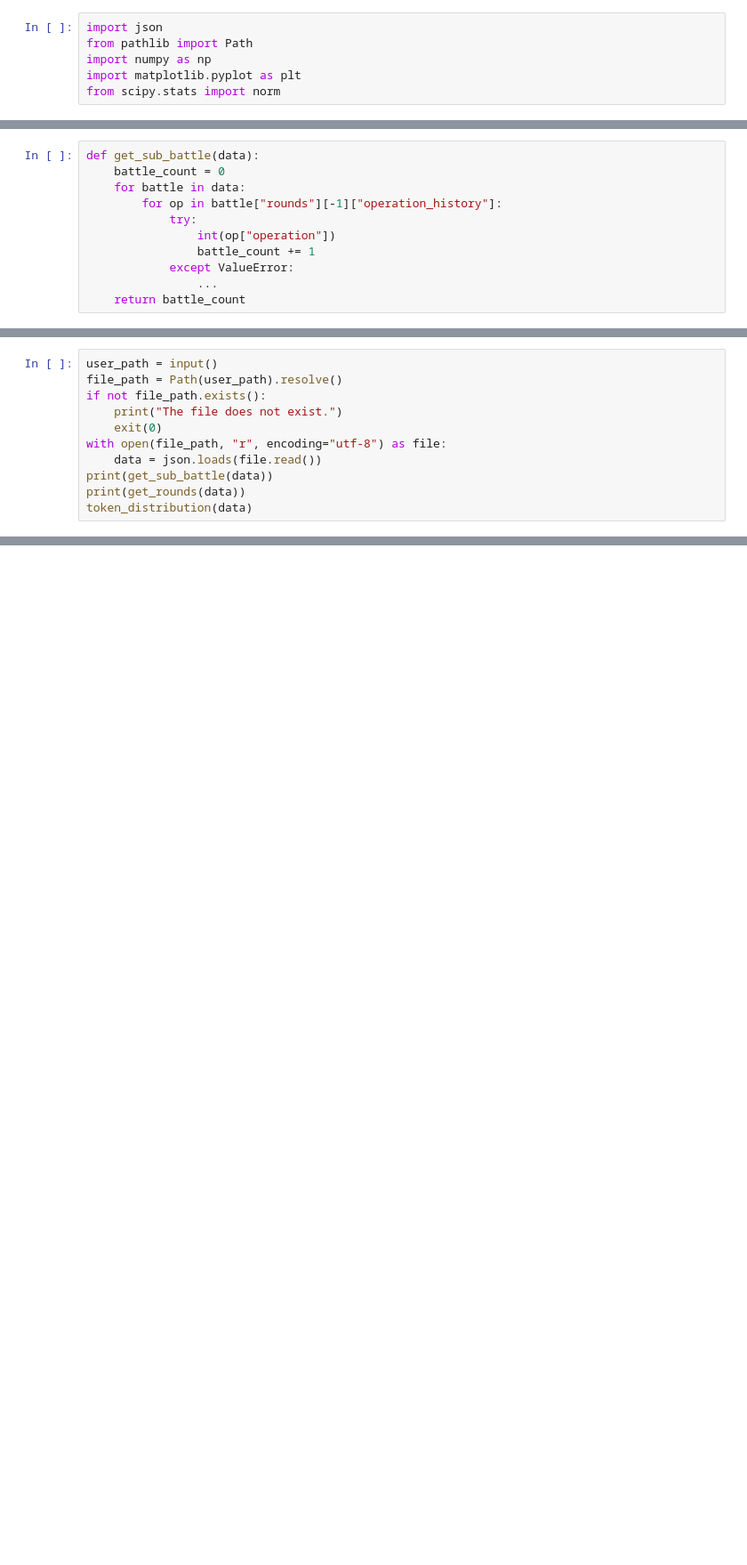
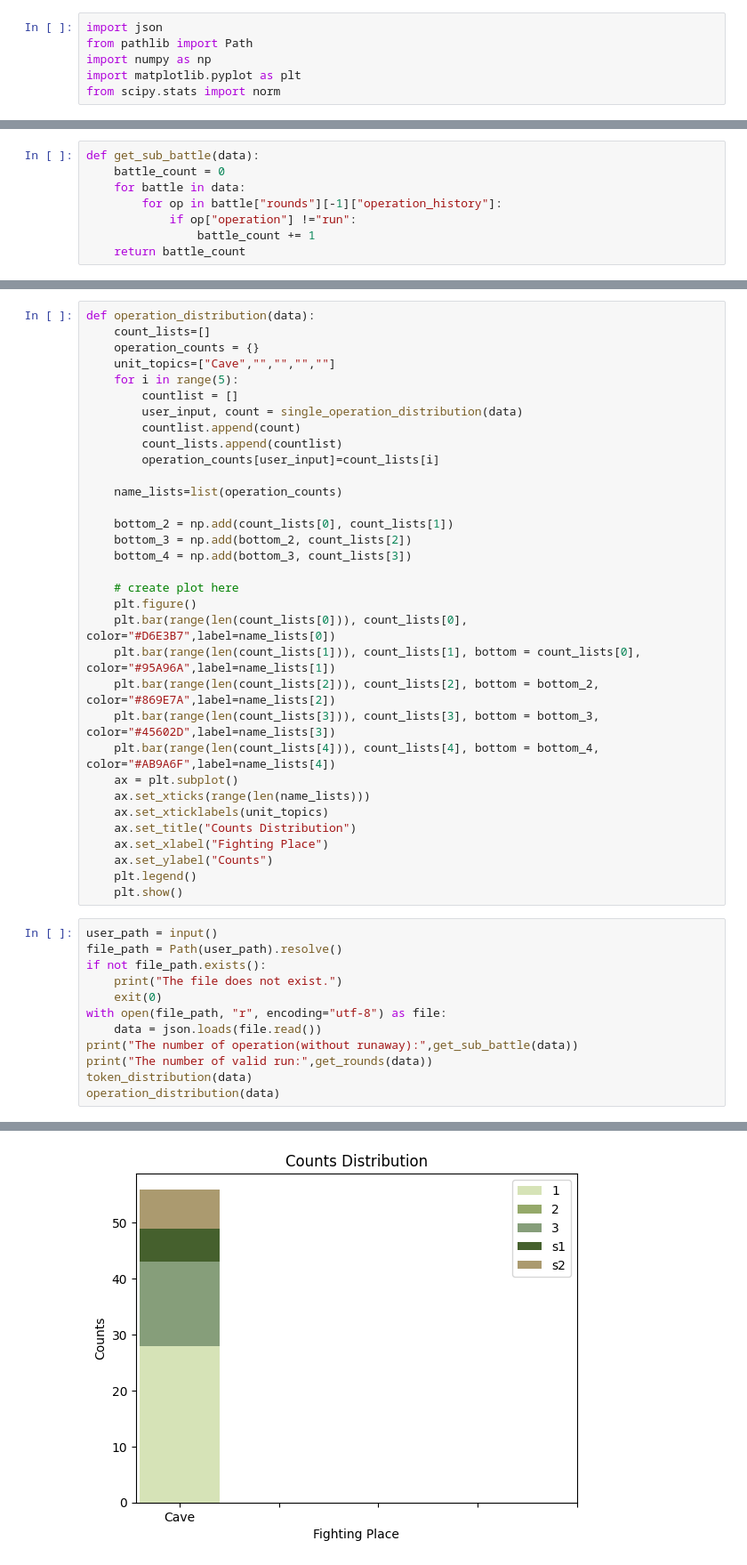
Before and after one commit to liquidsnakeblue/AI-Pokemon-Trainer, a Jupyter notebook: data_analyze/data_analyze.ipynb, the cells around one changed output, grey strips where cells are left out. Shown at 89% size. Saved outputs shown, nothing was run; the diff lists cells and outputs as text; blank space fills up the shorter version.

```diff
--- a/data_analyze/data_analyze.ipynb
+++ b/data_analyze/data_analyze.ipynb
@@ -20,11 +20,8 @@ def get_sub_battle(data):
     battle_count = 0
     for battle in data:
         for op in battle["rounds"][-1]["operation_history"]:
-            try:
-                int(op["operation"])
+            if op["operation"] !="run":
                 battle_count += 1
-            except ValueError:
-                ...
     return battle_count
 # %%
 def token_distribution(data):
@@ -54,3 +58,36 @@ def token_distribution(data):
+# %%
+def operation_distribution(data):
+    count_lists=[]
+    operation_counts = {}
+    unit_topics=["Cave","","","",""]
+    for i in range(5):
+        countlist = []
+        user_input, count = single_operation_distribution(data)
+        countlist.append(count)
+        count_lists.append(countlist)
+        operation_counts[user_input]=count_lists[i]
+
+    name_lists=list(operation_counts)
+
+    bottom_2 = np.add(count_lists[0], count_lists[1])
+    bottom_3 = np.add(bottom_2, count_lists[2])
+    bottom_4 = np.add(bottom_3, count_lists[3])
+
+    # create plot here
+    plt.figure()
+    plt.bar(range(len(count_lists[0])), count_lists[0], color="#D6E3B7",label=name_lists[0])
+    plt.bar(range(len(count_lists[1])), count_lists[1], bottom = count_lists[0], color="#95A96A",label=name_lists[1])
+    plt.bar(range(len(count_lists[2])), count_lists[2], bottom = bottom_2, color="#869E7A",label=name_lists[2])
+    plt.bar(range(len(count_lists[3])), count_lists[3], bottom = bottom_3, color="#45602D",label=name_lists[3])
+    plt.bar(range(len(count_lists[4])), count_lists[4], bottom = bottom_4, color="#AB9A6F",label=name_lists[4])
+    ax = plt.subplot()
+    ax.set_xticks(range(len(name_lists)))
+    ax.set_xticklabels(unit_topics)
+    ax.set_title("Counts Distribution")
+    ax.set_xlabel("Fighting Place")
+    ax.set_ylabel("Counts")
+    plt.legend()
+    plt.show()
 # %%
 user_path = input()
 file_path = Path(user_path).resolve()
@@ -59,7 +96,8 @@ if not file_path.exists():
     exit(0)
 with open(file_path, "r", encoding="utf-8") as file:
     data = json.loads(file.read())
-print(get_sub_battle(data))
-print(get_rounds(data))
+print("The number of operation(without runaway):",get_sub_battle(data))
+print("The number of valid run:",get_rounds(data))
 token_distribution(data)
+operation_distribution(data)
 # %% [output]
@@ -70,0 +112 @@ token_distribution(data)
+[figure, added]
```
Also changed, not shown: parts of 4 cells of this notebook.
